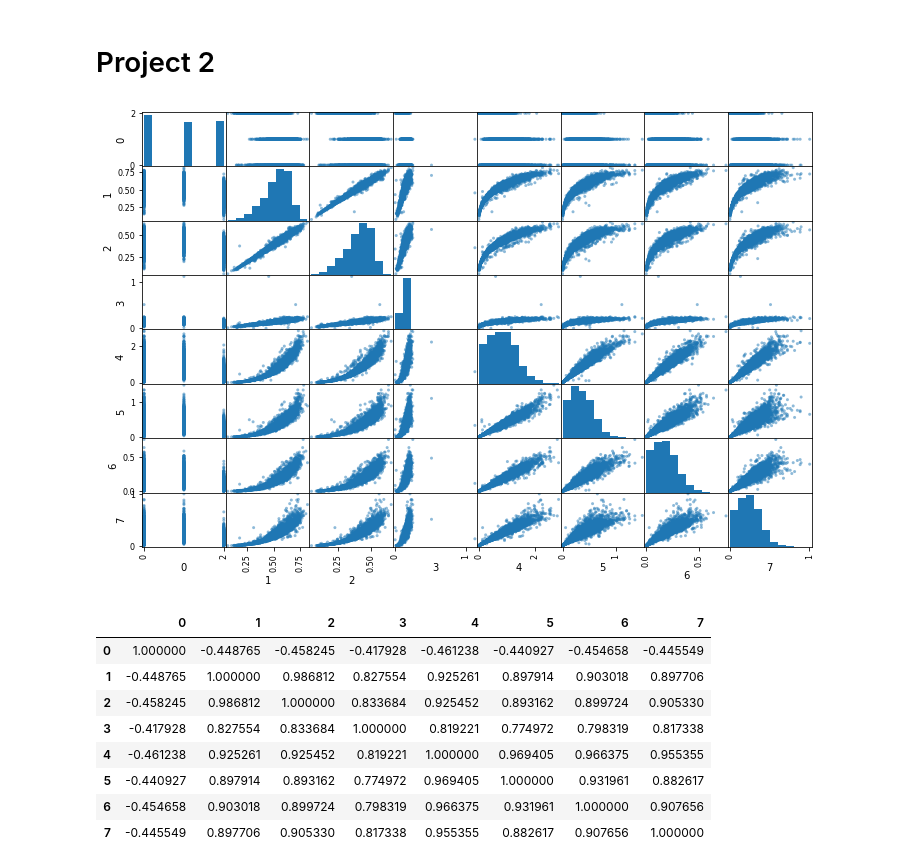
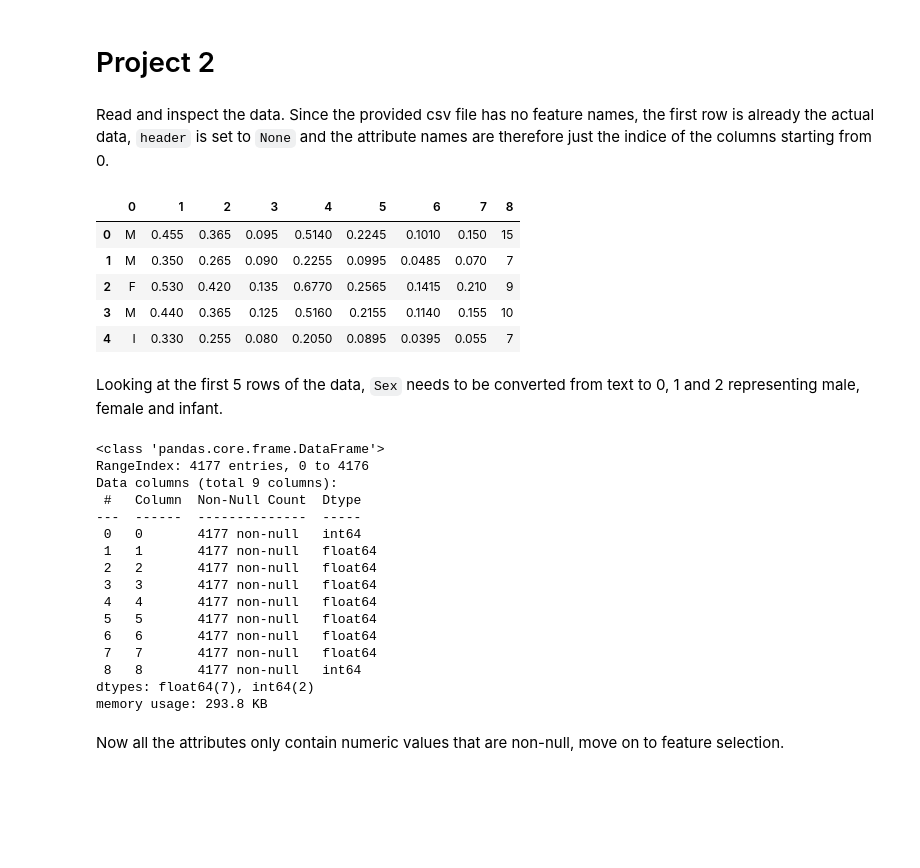
Before and after one commit to Kaiqi-Liang/CITS5508-Labs, a Jupyter notebook: labs/lab04/lab04.ipynb, the cells around one changed output. Cells and saved outputs as stored; diff of their text form; code cells hidden in the pictures; blank space fills up the shorter version.

```diff
--- a/labs/lab04/lab04.ipynb
+++ b/labs/lab04/lab04.ipynb
@@ -76,21 +107,39 @@ Voting Regressor 3.578508617590216e+28
 # %% [markdown]
 # Project 2
+# %% [markdown]
+Read and inspect the data. Since the provided csv file has no feature names, the first row is already the actual data, `header` is set to `None` and the attribute names are therefore just the indice of the columns starting from 0.
 # %%
 from pandas import read_csv, DataFrame
 data = read_csv('abalone.data', header=None)
-data.replace({'M': 0, 'F': 1, 'I': 2}, inplace=True)
-X = data[data.columns[:-1]]
-Y = data.iloc[:, -1]
-visualise_data(X)
-X.corr()
+data.head()
 # %% [output]
-[figure, removed]
-|  | 0 | 1 | 2 | 3 | 4 | 5 | 6 | 7 |
-| 0 | 1.000000 | -0.448765 | -0.458245 | -0.417928 | -0.461238 | -0.440927 | -0.454658 | -0.445549 |
-| 1 | -0.448765 | 1.000000 | 0.986812 | 0.827554 | 0.925261 | 0.897914 | 0.903018 | 0.897706 |
-| 2 | -0.458245 | 0.986812 | 1.000000 | 0.833684 | 0.925452 | 0.893162 | 0.899724 | 0.905330 |
-| 3 | -0.417928 | 0.827554 | 0.833684 | 1.000000 | 0.819221 | 0.774972 | 0.798319 | 0.817338 |
-| 4 | -0.461238 | 0.925261 | 0.925452 | 0.819221 | 1.000000 | 0.969405 | 0.966375 | 0.955355 |
-| 5 | -0.440927 | 0.897914 | 0.893162 | 0.774972 | 0.969405 | 1.000000 | 0.931961 | 0.882617 |
-| 6 | -0.454658 | 0.903018 | 0.899724 | 0.798319 | 0.966375 | 0.931961 | 1.000000 | 0.907656 |
-| 7 | -0.445549 | 0.897706 | 0.905330 | 0.817338 | 0.955355 | 0.882617 | 0.907656 | 1.000000 |
+|  | 0 | 1 | 2 | 3 | 4 | 5 | 6 | 7 | 8 |
+| 0 | M | 0.455 | 0.365 | 0.095 | 0.5140 | 0.2245 | 0.1010 | 0.150 | 15 |
+| 1 | M | 0.350 | 0.265 | 0.090 | 0.2255 | 0.0995 | 0.0485 | 0.070 | 7 |
+| 2 | F | 0.530 | 0.420 | 0.135 | 0.6770 | 0.2565 | 0.1415 | 0.210 | 9 |
+| 3 | M | 0.440 | 0.365 | 0.125 | 0.5160 | 0.2155 | 0.1140 | 0.155 | 10 |
+| 4 | I | 0.330 | 0.255 | 0.080 | 0.2050 | 0.0895 | 0.0395 | 0.055 | 7 |
+# %% [markdown]
+Looking at the first 5 rows of the data, `Sex` needs to be converted from text to 0, 1 and 2 representing male, female and infant.
+# %%
+data.replace({'M': 0, 'F': 1, 'I': 2}, inplace=True)
+data.info()
+# %% [output]
+<class 'pandas.core.frame.DataFrame'>
+RangeIndex: 4177 entries, 0 to 4176
+Data columns (total 9 columns):
+ #   Column  Non-Null Count  Dtype
+---  ------  --------------  -----
+ 0   0       4177 non-null   int64
+ 1   1       4177 non-null   float64
+ 2   2       4177 non-null   float64
+ 3   3       4177 non-null   float64
+ 4   4       4177 non-null   float64
+ 5   5       4177 non-null   float64
+ 6   6       4177 non-null   float64
+ 7   7       4177 non-null   float64
+ 8   8       4177 non-null   int64
+dtypes: float64(7), int64(2)
+memory usage: 293.8 KB
+# %% [markdown]
+Now all the attributes only contain numeric values that are non-null, move on to feature selection.
```
Also changed, not shown: parts of 27 cells of this notebook.
